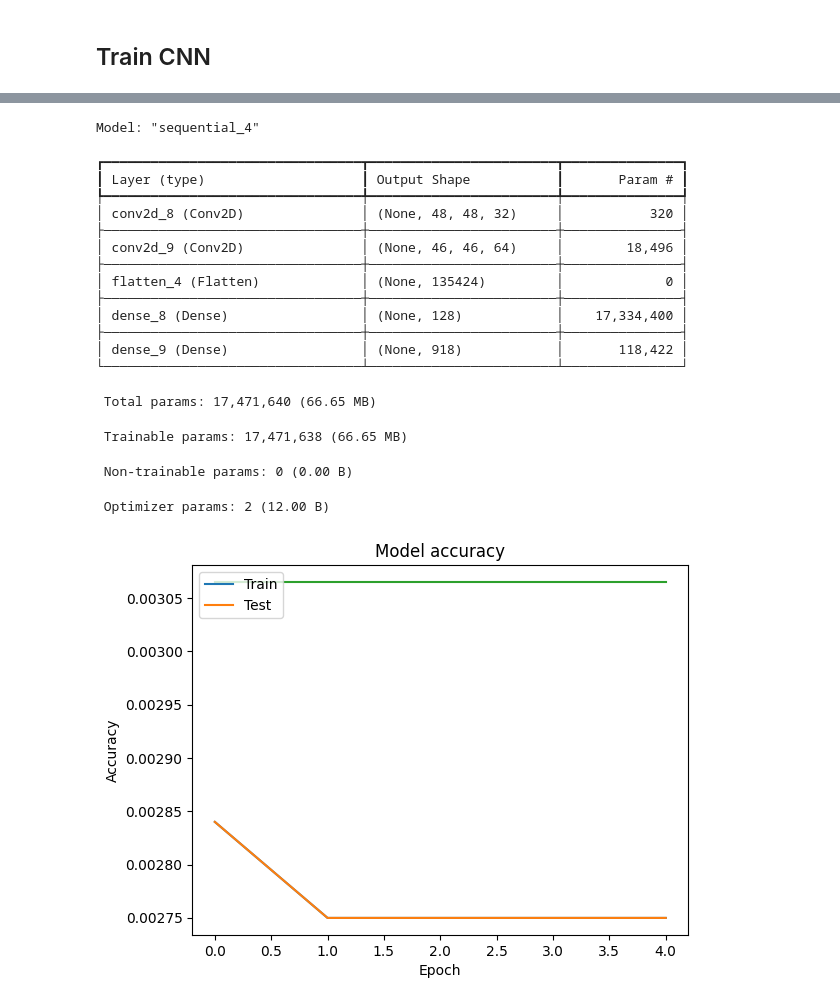
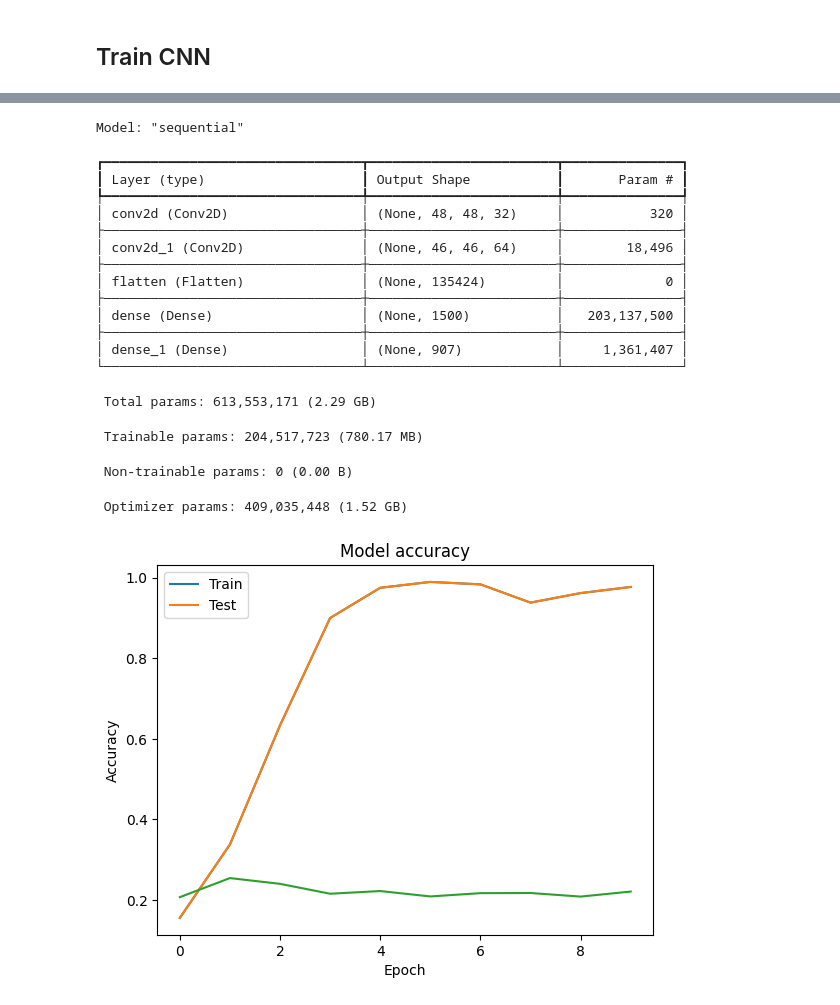
Before and after one commit to DariusBe/MaiCuBeDa_Test, a Jupyter notebook: Cuneiform Tests/Cuneiform CNN.ipynb, the cells around one changed output, grey strips where cells are left out. Drawn from its saved outputs; the diff is of its cells as text; code cells hidden in the pictures.

```diff
--- a/Cuneiform Tests/Cuneiform CNN.ipynb
+++ b/Cuneiform Tests/Cuneiform CNN.ipynb
@@ -105,5 +105,7 @@ Cols with transliteration_2:     51
 # %% [markdown]
 #### Dataframe Creation - Images
 # %%
-images = os.listdir(folder_path)
+images = os.listdir(image_folder)
+print(len(images))
 df_images = pd.DataFrame(images, columns=["filename"])
+df_images.head(1)
@@ -122,7 +128,7 @@ for index, row in df_images.iterrows():
     # if first elem is a number than merge with second elem
     if row["char"][0].isdigit():
         # keep only transliteration (elem 1-2)
-        df_images.at[index, "char"] = row["char"][0] + "/" + row["char"][1]
+        df_images.at[index, "char"] = row["char"][0] + "-" + row["char"][1]
     else:
         df_images.at[index, "char"] = row["char"][0]
     # files not containing a transliteration are not needed:
@@ -172,7 +239,7 @@ gc.collect()
 image_size = 50
 
 # Load the images
-images = np.array([img_to_array(load_img(folder_path+"/"+img_path, target_size=(image_size, image_size), color_mode='grayscale')) for img_path in df_images.iloc[:, 0]])
+images = np.array([img_to_array(load_img(image_folder+"/"+img_path, target_size=(image_size, image_size), color_mode='grayscale')) for img_path in df_images.iloc[:, 0]])
 
 # Reshape the images
 images = images.reshape(-1, image_size, image_size, 1)
@@ -190,7 +257,7 @@ model.add(Conv2D(64, kernel_size=3, activation='relu'))
 model.add(Flatten())
 
 # Add a Dense layer with 128 units and 'relu' activation function
-model.add(Dense(128, activation='relu'))
+model.add(Dense(1500, activation='relu'))
 
 # Add an output Dense layer with 918 units (for all unique labels)
 # softmax activation function is used for multi-class classification
@@ -207,3 +285,5 @@ labels = le.fit_transform(df_images.iloc[:, 1])
 # %%
 # Train the model
-model.fit(images, labels, validation_split=0.2, epochs=5)
+#model.fit(images, labels, validation_split=0.2, epochs=10, shuffle=True)
+
+model.fit(X_train, y_train, validation_data=(X_test, y_test), epochs=10)
@@ -212,7 +314,12 @@ import os
 import matplotlib.pyplot as plt
 
 # plt model acc and loss during training
+
 plt.plot(model.history.history.get('accuracy'))
+recall = model.history.history.get('recall')
+precision = model.history.history.get('precision')
+f1_score = model.history.history.get('f1_score')
+fbeta_score = model.history.history.get('fbeta_score')
 model.summary()
 '''
 # save model and created plot with timestamp
@@ -223,43 +330,43 @@ plt.savefig(model_name+"_"+"model_acc_"+timestamp+".png")
 model.save('model_outputs/first_'+timestamp+".keras")
 '''
 
 # Plot training & validation accuracy values
 plt.plot(model.history.history['accuracy'])
 plt.plot(model.history.history['val_accuracy'])
 plt.title('Model accuracy')
 plt.ylabel('Accuracy')
 plt.xlabel('Epoch')
 plt.legend(['Train', 'Test'], loc='upper left')
 
 # save model and created plot with timestamp
 model_name = model.name
 timestamp = pd.Timestamp.now().strftime("%d.%m.%Y_%H:%M:%S")
 model.save('model_outputs/first_'+timestamp+".keras")
 plt.savefig('model_outputs/first_'+timestamp+"_model_acc.png")
 
 # Plot training & validation accuracy values
 model_history = pd.DataFrame(model.history.history)
 model_history.to_csv('model_outputs/first_'+timestamp+"_history.csv", index=False)
 # %% [output]
-Model: "sequential_4"
+Model: "sequential"
 ┏━━━━━━━━━━━━━━━━━━━━━━━━━━━━━━━━━┳━━━━━━━━━━━━━━━━━━━━━━━━┳━━━━━━━━━━━━━━━┓
 ┃ Layer (type)                    ┃ Output Shape           ┃       Param # ┃
 ┡━━━━━━━━━━━━━━━━━━━━━━━━━━━━━━━━━╇━━━━━━━━━━━━━━━━━━━━━━━━╇━━━━━━━━━━━━━━━┩
-│ conv2d_8 (Conv2D)               │ (None, 48, 48, 32)     │           320 │
+│ conv2d (Conv2D)                 │ (None, 48, 48, 32)     │           320 │
 ├─────────────────────────────────┼────────────────────────┼───────────────┤
-│ conv2d_9 (Conv2D)               │ (None, 46, 46, 64)     │        18,496 │
+│ conv2d_1 (Conv2D)               │ (None, 46, 46, 64)     │        18,496 │
 ├─────────────────────────────────┼────────────────────────┼───────────────┤
-│ flatten_4 (Flatten)             │ (None, 135424)         │             0 │
+│ flatten (Flatten)               │ (None, 135424)         │             0 │
 ├─────────────────────────────────┼────────────────────────┼───────────────┤
-│ dense_8 (Dense)                 │ (None, 128)            │    17,334,400 │
+│ dense (Dense)                   │ (None, 1500)           │   203,137,500 │
 ├─────────────────────────────────┼────────────────────────┼───────────────┤
-│ dense_9 (Dense)                 │ (None, 918)            │       118,422 │
+│ dense_1 (Dense)                 │ (None, 907)            │     1,361,407 │
 └─────────────────────────────────┴────────────────────────┴───────────────┘
- Total params: 17,471,640 (66.65 MB)
+ Total params: 613,553,171 (2.29 GB)
- Trainable params: 17,471,638 (66.65 MB)
+ Trainable params: 204,517,723 (780.17 MB)
  Non-trainable params: 0 (0.00 B)
- Optimizer params: 2 (12.00 B)
+ Optimizer params: 409,035,448 (1.52 GB)
-[figure, old version]
+[figure, new version]
 # %%
 from matplotlib import pyplot as plt
 import cv2
```
Also changed, not shown: parts of 8 cells of this notebook, 4 other files.
